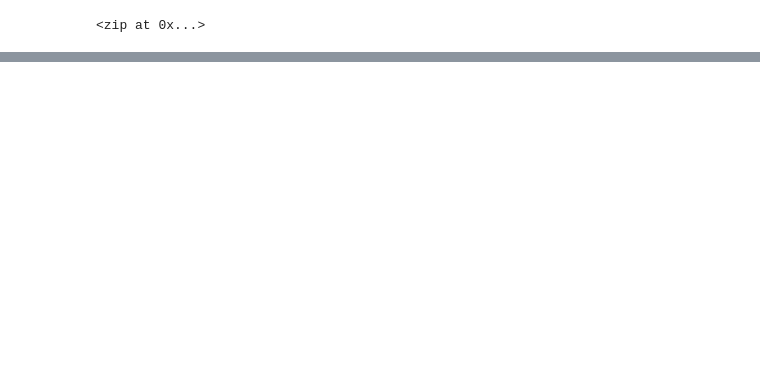
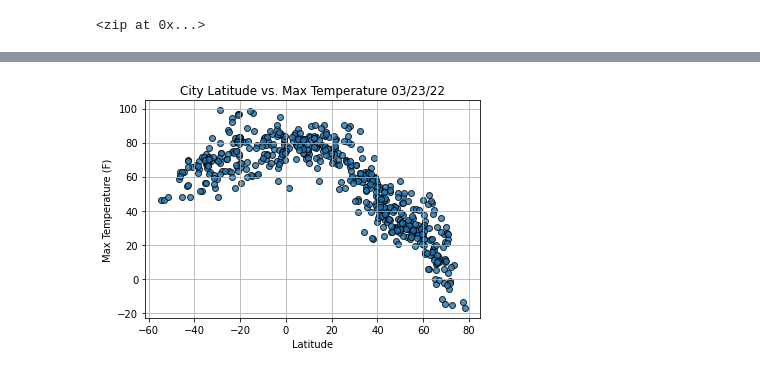
Before and after one commit to rickystuart1/World_Weather_Analysis, a Jupyter notebook: WeatherPy.ipynb, the cells around one changed output, grey strips where cells are left out. Cells and saved outputs as stored; diff of their text form; code cells hidden in the pictures; blank space fills up the shorter version.

Commit message:
adding data and code to git

```diff
--- a/WeatherPy.ipynb
+++ b/WeatherPy.ipynb
@@ -32,0 +42,2 @@ len(cities)
+# %%
+url = 'https://api.openweathermap.org/data/2.5/weather?units=Imperial&appid=' + weather_api_key
@@ -32,0 +124,3 @@ len(cities)
+# %%
+city_data_df = pd.DataFrame(city_data)
+city_data_df.head(10)
@@ -32,0 +139,3 @@ len(cities)
+# %%
+city_data_df = city_data_df[['City', 'Country', 'Date', 'Lat', 'Lng', 'Max Temp', 'Humidity', 'Cloudiness', 'Wind Speed']]
+city_data_df
@@ -32,0 +161,24 @@ len(cities)
+# %%
+# Extract relevant fields from the DataFrame for plotting.
+lats = city_data_df['Lat']
+max_temps = city_data_df['Max Temp']
+humidity = city_data_df['Humidity']
+cloudiness = city_data_df['Cloudiness']
+wind_speed = city_data_df['Wind Speed']
+# %%
+#build scatter plot for latitude vs max temp
+import matplotlib.pyplot as plt
+plt.scatter(lats, max_temps,
+           edgecolor = 'black', linewidths = 1, marker = 'o',
+           alpha = .8, label = 'Cities')
+
+plt.title(f'City Latitude vs. Max Temperature ' + time.strftime('%x'))
+plt.ylabel('Max Temperature (F)')
+plt.xlabel('Latitude')
+plt.grid(True)
+
+plt.savefig('weather_data/Fig1.png')
+
+plt.show()
+# %% [output]
+[figure, added]
```
Also changed, not shown: parts of 11 cells of this notebook, 8 other files.
